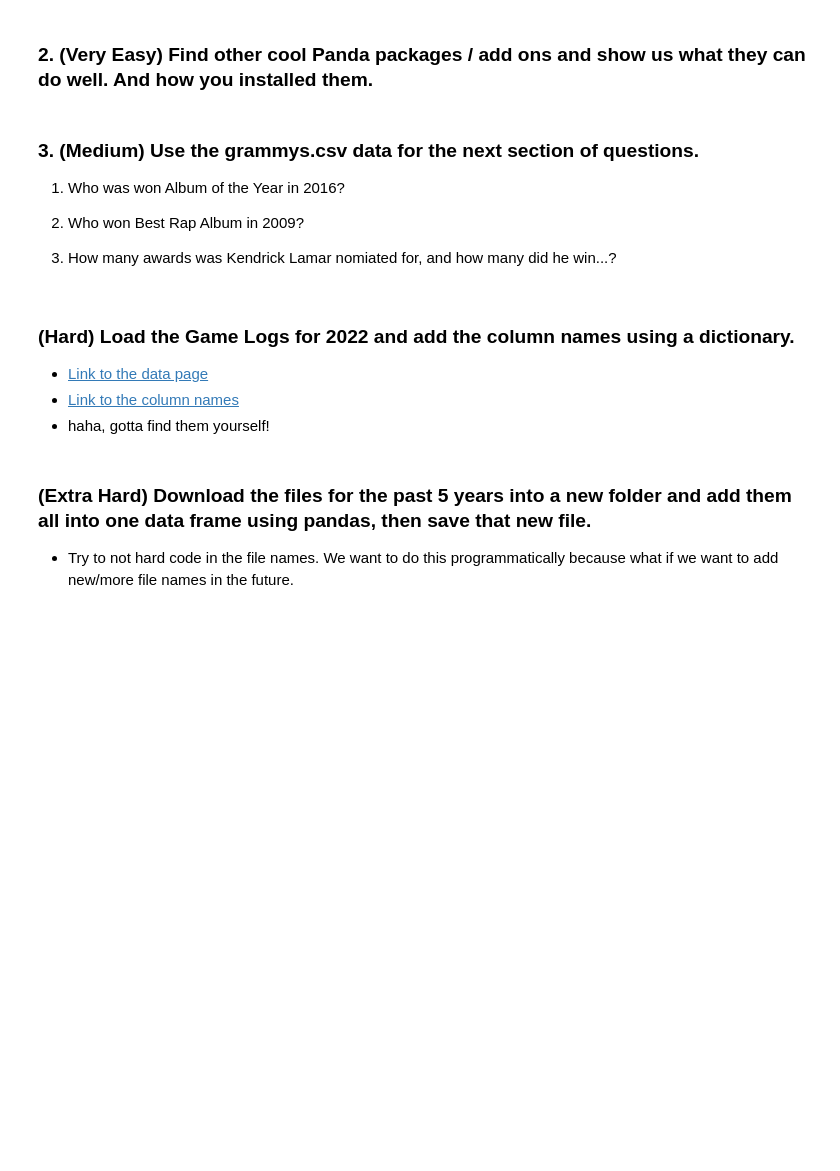
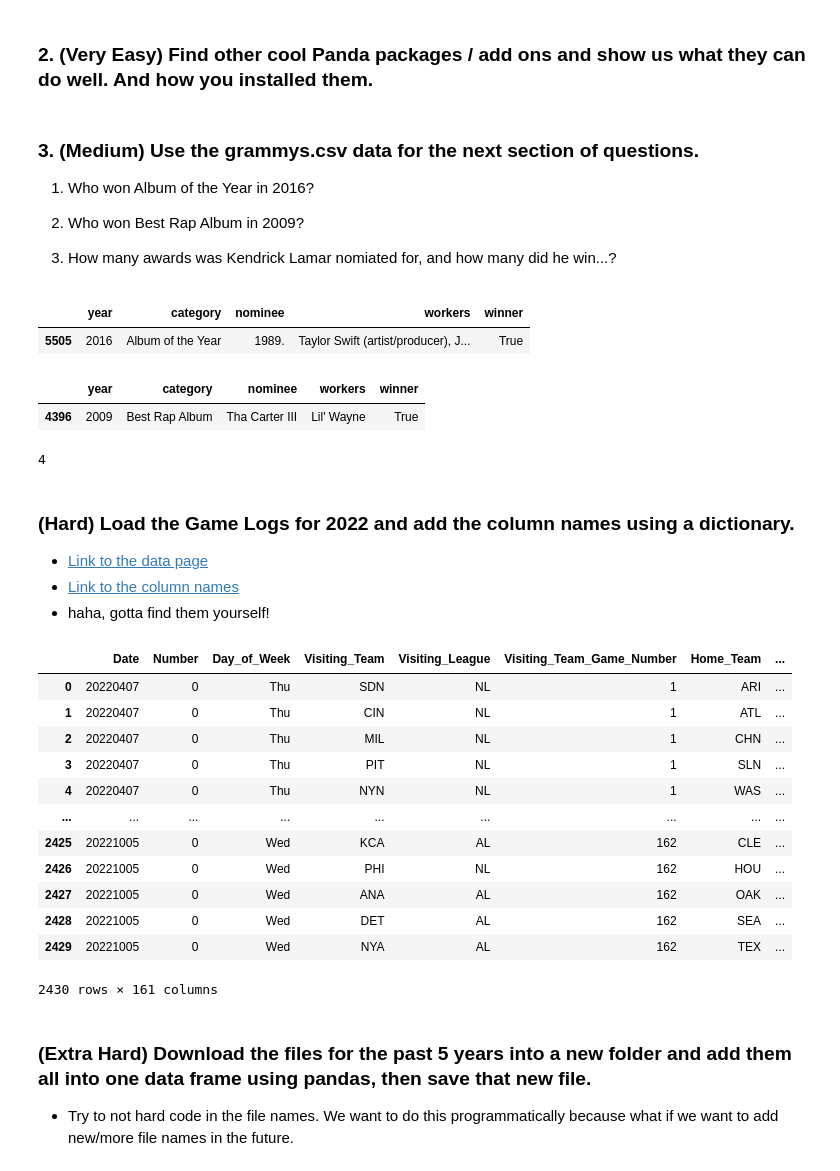
Before and after one commit to belbop/my-fork-2024-DS-Fri-1230, a Jupyter notebook: Week-01-Pandas/Exercise-IL.ipynb, the cells around one changed output. Drawn from its saved outputs; the diff is of its cells as text; code cells hidden in the pictures; blank space fills up the shorter version.

Commit message:
Updated Extra Credit Exercises

```diff
--- a/Week-01-Pandas/Exercise-IL.ipynb
+++ b/Week-01-Pandas/Exercise-IL.ipynb
@@ -307,18 +315,77 @@ Every question below this cell is extra credit and optional.
 # %% [markdown]
 ### 3. (Medium) Use the grammys.csv data for the next section of questions.
 
-1. Who was won Album of the Year in 2016?
+1. Who won Album of the Year in 2016?
 
 
 2. Who won Best Rap Album in 2009?
 
 
 3. How many awards was Kendrick Lamar nomiated for, and how many did he win...?
+# %%
+extra_df = pd.read_csv('data/grammys.csv')
+
+# Answer to question 1
+conditionOne = (extra_df['year'] == 2016) & (extra_df['winner'] == True) & (extra_df['category'] == "Album of the Year")
+winnersOne = extra_df[conditionOne]
+winnersOne
+# %% [output]
+|  | year | category | nominee | workers | winner |
+| 5505 | 2016 | Album of the Year | 1989. | Taylor Swift (artist/producer), J... | True |
+# %%
+# Answer to question 2
+conditionTwo = (extra_df['year'] == 2009) & (extra_df['winner'] == True) & (extra_df['category'] == "Best Rap Album")
+winnersTwo = extra_df[conditionTwo]
+winnersTwo
+# %% [output]
+|  | year | category | nominee | workers | winner |
+| 4396 | 2009 | Best Rap Album | Tha Carter III | Lil' Wayne | True |
+# %%
+# Answer to question 3
+conditionThree = (extra_df['workers'] == "Kendrick Lamar") & (extra_df['winner'] == True)
+winnersThree = extra_df[conditionThree]
+winnersThree
+len(extra_df[conditionThree])
+# %% [output]
+4
 # %% [markdown]
 ### (Hard) Load the Game Logs for 2022 and add the column names using a dictionary.
 * [Link to the data page](https://www.retrosheet.org/gamelogs/)
 * [Link to the column names](https://procatinator.com/)
 * haha, gotta find them yourself!
+# %%
+game_df = pd.read_csv('data/gamelogs.csv', header=None)
+
+columnDictionary = { 0: 'Date', 1: 'Number', 2: 'Day_of_Week', 3: 'Visiting_Team', 4: 'Visiting_League', 5: 'Visiting_Team_Game_Number', 6: 'Home_Team',
+    7: 'Home_League', 8: 'Home_Team_Game_Number', 9: 'Visiting_Score', 10: 'Home_Score', 11: 'Length_of_Game', 12: 'Day_Night_Indicator', 13: 'Completion',
+    14: 'Forfeit', 15: 'Protest', 16: 'Park_ID', 17: 'Attendance', 18: 'Time_of_Game_in_Minutes', 19: 'Visiting_Line_Scores', 20: 'Home_Line_Scores', 21: 'V_At-Bats',
+    22: 'V_Hits', 23: 'V_Doubles', 24: 'V_Triples', 25: 'V_Homeruns', 26: 'V_RBI', 27: 'V_Sacrifice_Hits', 28: 'V_Sacrifice_Flies', 29: 'V_Hit-By-Pitch', 30: 'V_Walks',
+    31: 'V_Intentional_Walks', 32: 'V_Strikeouts', 33: 'V_Stolen_Bases', 34: 'V_Caught_Stealing', 35: 'V_Grounded_Into_Double_Plays', 36: 'V_Awarded_First_On_Catcher_Interference',
+    37: 'V_Left_on_Base', 38: 'V_Pitchers_Used', 39: 'V_Individual_Earned_Runs', 40: 'V_Team_Earned_Runs', 41: 'V_Wild_Pitches', 42: 'V_Balks', 43: 'V_Putouts',
+    44: 'V_Assists', 45: 'V_Errors', 46: 'V_Passed_Balls', 47: 'V_Double_Plays', 48: 'V_Triple_Plays', 49: 'H_At-Bats', 50: 'H_Hits', 51: 'H_Doubles', 52: 'H_Triples',
+    53: 'H_Homeruns', 54: 'H_RBI', 55: 'H_Sacrifice_Hits', 56: 'H_Sacrifice_Flies', 57: 'H_Hit-By-Pitch', 58: 'H_Walks', 59: 'H_Intentional_Walks', 60: 'H_Strikeouts',
+    61: 'H_Stolen_Bases', 62: 'H_Caught_Stealing', 63: 'H_Grounded_Into_Double_Plays', 64: 'H_Awarded_First_On_Catcher_Interference', 65: 'H_Left_on_Base', 66: 'H_Pitchers_Used',
+    67: 'H_Individual_Earned_Runs', 68: 'H_Team_Earned_Runs', 69: 'H_Wild_Pitches', 70: 'H_Balks', 71: 'H_Putouts', 72:'H_Assists', 73: 'H_Errors', 74: 'H_Passed_Balls',
+    75: 'H_Double_Plays', 76: 'H_Triple_Plays', 77: 'H_Plate_Umpire_ID', 78: 'H_Plate_Umpire_Name', 79: '1B_Umpire_ID', 80: '1B_Umpire_Name', 81: ''
+}
+
+game_df = game_df.rename(columns=columnDictionary)
+
+game_df
+# %% [output]
+|  | Date | Number | Day_of_Week | Visiting_Team | Visiting_League | Visiting_Team_Game_Number | Home_Team | ... |
+| 0 | 20220407 | 0 | Thu | SDN | NL | 1 | ARI | ... |
+| 1 | 20220407 | 0 | Thu | CIN | NL | 1 | ATL | ... |
+| 2 | 20220407 | 0 | Thu | MIL | NL | 1 | CHN | ... |
+| 3 | 20220407 | 0 | Thu | PIT | NL | 1 | SLN | ... |
+| 4 | 20220407 | 0 | Thu | NYN | NL | 1 | WAS | ... |
+| ... | ... | ... | ... | ... | ... | ... | ... | ... |
+| 2425 | 20221005 | 0 | Wed | KCA | AL | 162 | CLE | ... |
+| 2426 | 20221005 | 0 | Wed | PHI | NL | 162 | HOU | ... |
+| 2427 | 20221005 | 0 | Wed | ANA | AL | 162 | OAK | ... |
+| 2428 | 20221005 | 0 | Wed | DET | AL | 162 | SEA | ... |
+| 2429 | 20221005 | 0 | Wed | NYA | AL | 162 | TEX | ... |
+2430 rows × 161 columns
 # %% [markdown]
 ### (Extra Hard) Download the files for the past 5 years into a new folder and add them all into one data frame using pandas, then save that new file.
 * Try to not hard code in the file names. We want to do this programmatically because what if we want to add new/more file names in the future.
```
Also changed, not shown: parts of 2 cells of this notebook.
